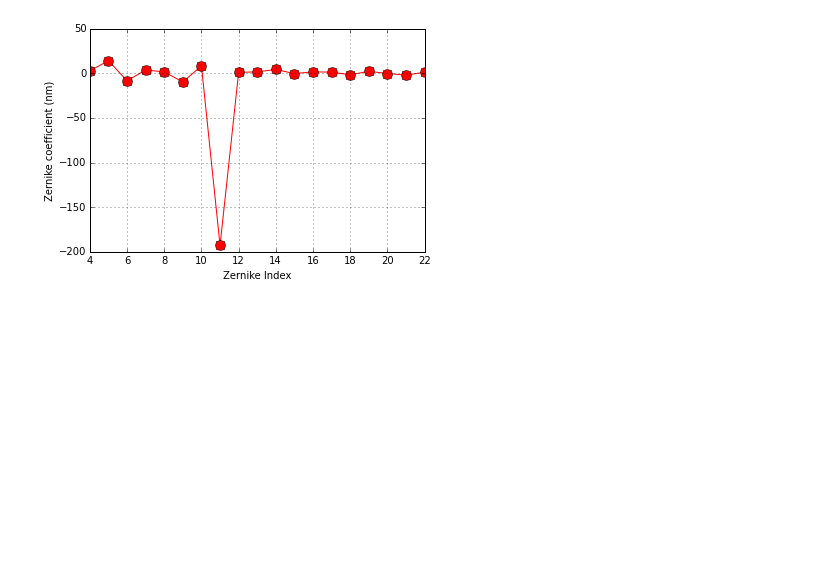
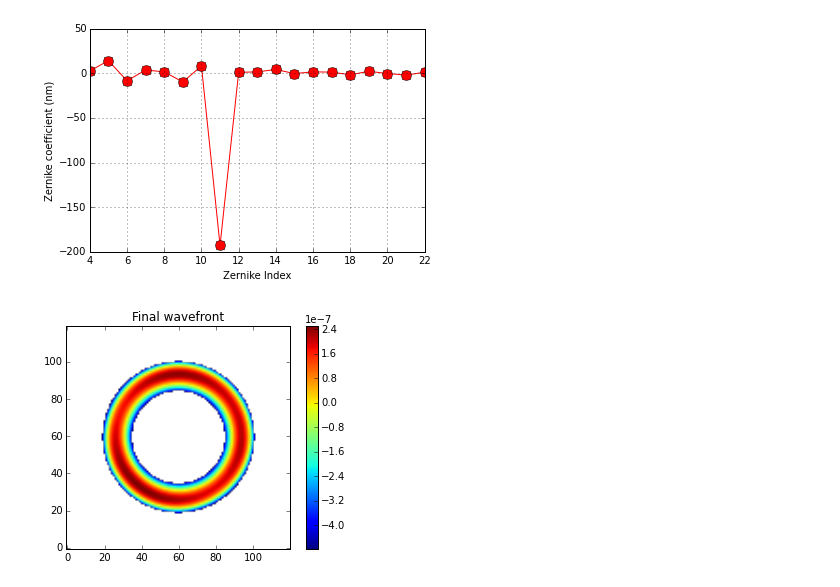
Before and after one commit to bxin/cwfs, a Jupyter notebook: example1.ipynb, the cells around one changed output. Cells and saved outputs as stored; diff of their text form; code cells hidden in the pictures; blank space fills up the shorter version.

```diff
--- a/example1.ipynb
+++ b/example1.ipynb
@@ -48,3 +48,7 @@ print(algo.zer4UpNm)
 plot.plotZer(algo.zer4UpNm,'nm')
 # %% [output]
 [figure]
+# %%
+plot.plotImage(algo.Wconverge,'Final wavefront')
+# %% [output]
+[figure, added]
```
Also changed, not shown: parts of 1 cell of this notebook, 4 other files.
